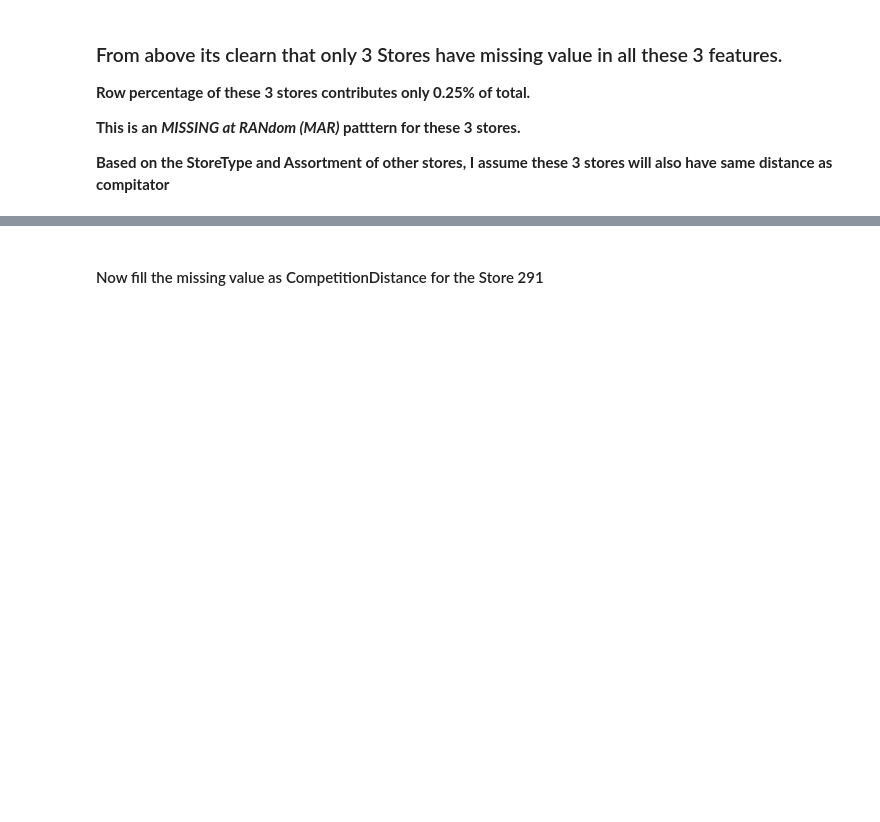
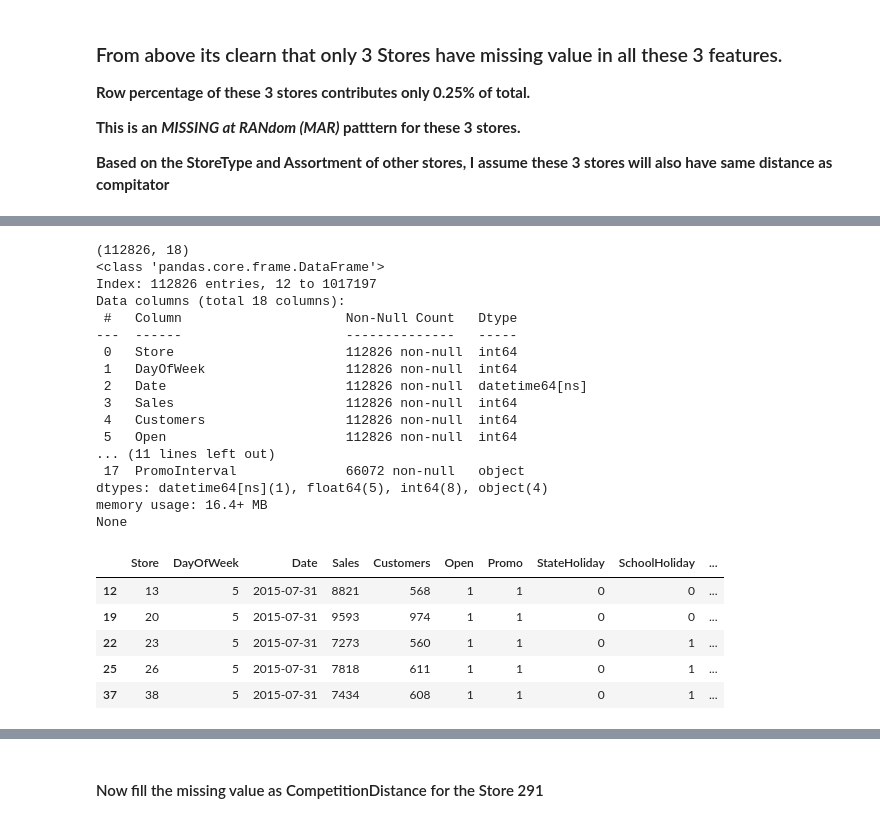
Before and after one commit to chakratechgeek/Supervised_Learning_MLOps, a Jupyter notebook: Rossmann_sales_prediction.ipynb, the cells around one changed output, grey strips where cells are left out. Cells and saved outputs as stored; diff of their text form; code cells hidden in the pictures; blank space fills up the shorter version.

Commit message:
Kaggle Notebook | Rossmann_Sales_Predict | Version 9

```diff
--- a/Rossmann_sales_prediction.ipynb
+++ b/Rossmann_sales_prediction.ipynb
@@ -197,0 +315,34 @@ mask_291 = df[(~df['Store'].isin(stores_to_exclude)) & (df['StoreType'].isin(sto
+# %%
+
+stores_to_exclude = [879]
+store_type_879=['d']
+assortment_879=['a']
+mask_879 = df[(~df['Store'].isin(stores_to_exclude)) & (df['StoreType'].isin(store_type_879)) & (df['Assortment'].isin(assortment_879))]
+# %%
+print (mask_879.shape)
+print (mask_879.info())
+mask_879.head()
+# %% [output]
+(112826, 18)
+<class 'pandas.core.frame.DataFrame'>
+Index: 112826 entries, 12 to 1017197
+Data columns (total 18 columns):
+ #   Column                     Non-Null Count   Dtype
+---  ------                     --------------   -----
+ 0   Store                      112826 non-null  int64
+ 1   DayOfWeek                  112826 non-null  int64
+ 2   Date                       112826 non-null  datetime64[ns]
+ 3   Sales                      112826 non-null  int64
+ 4   Customers                  112826 non-null  int64
+ 5   Open                       112826 non-null  int64
+... (11 lines left out)
+ 17  PromoInterval              66072 non-null   object
+dtypes: datetime64[ns](1), float64(5), int64(8), object(4)
+memory usage: 16.4+ MB
+None
+|  | Store | DayOfWeek | Date | Sales | Customers | Open | Promo | StateHoliday | SchoolHoliday | ... |
+| 12 | 13 | 5 | 2015-07-31 | 8821 | 568 | 1 | 1 | 0 | 0 | ... |
+| 19 | 20 | 5 | 2015-07-31 | 9593 | 974 | 1 | 1 | 0 | 0 | ... |
+| 22 | 23 | 5 | 2015-07-31 | 7273 | 560 | 1 | 1 | 0 | 1 | ... |
+| 25 | 26 | 5 | 2015-07-31 | 7818 | 611 | 1 | 1 | 0 | 1 | ... |
+| 37 | 38 | 5 | 2015-07-31 | 7434 | 608 | 1 | 1 | 0 | 1 | ... |
```
Also changed, not shown: parts of 22 cells of this notebook.
